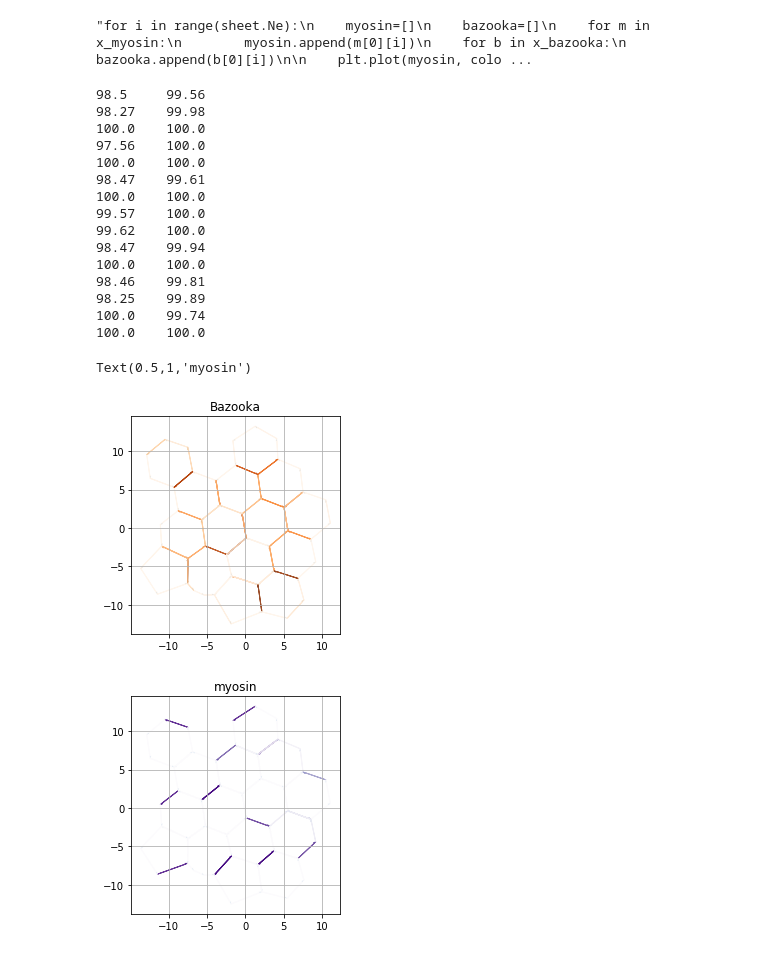
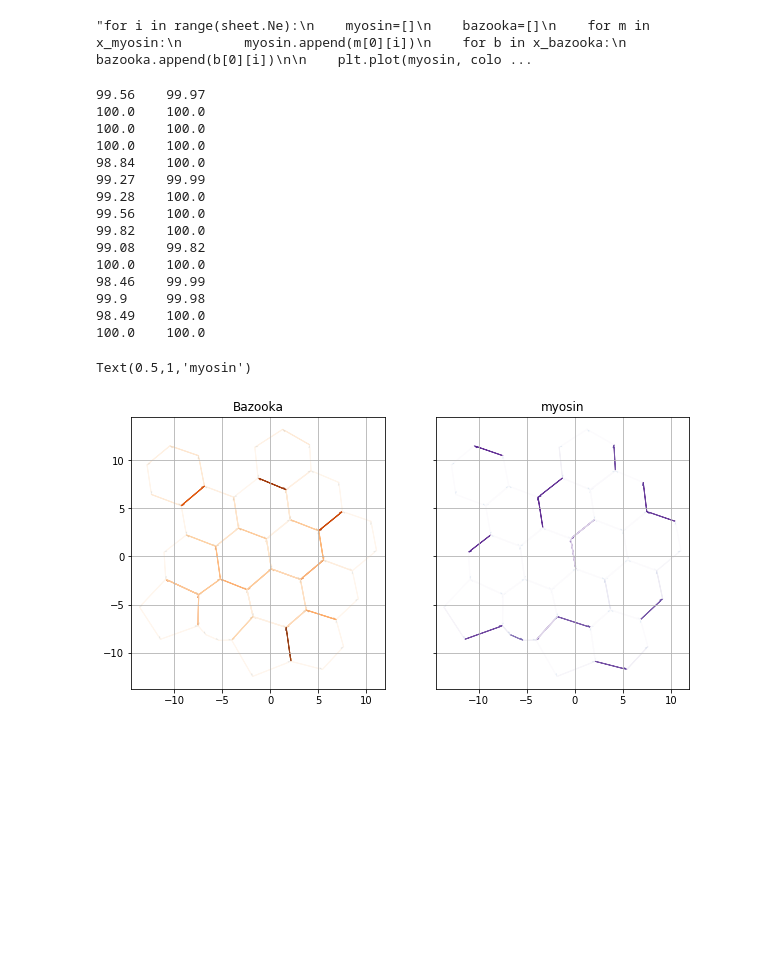
Before and after one commit to suzannelab/polarity, a Jupyter notebook: notebooks/Pola_2prot.ipynb, the cells around one changed output. Cells and saved outputs as stored; diff of their text form; code cells hidden in the pictures; blank space fills up the shorter version.

```diff
--- a/notebooks/Pola_2prot.ipynb
+++ b/notebooks/Pola_2prot.ipynb
@@ -542,8 +542,8 @@ sheet.get_opposite()
 sheet.face_df['myosin_max'] = 100
 sheet.face_df['bazooka_max'] = 100
 
-sheet.edge_df['myosin'] = np.random.uniform(0, 30, sheet.Ne)
-sheet.edge_df['bazooka'] = np.random.uniform(0, 30, sheet.Ne)
+sheet.edge_df['myosin'] = np.random.uniform(0, 10, sheet.Ne)
+sheet.edge_df['bazooka'] = np.random.uniform(0, 10, sheet.Ne)
 
 sheet_init = sheet.copy(deep_copy=True)
 # %%
@@ -566,6 +566,9 @@ qbazooka = 0.67
 #desorption
 amyosin = 0.15
 abazooka = 0.35
+#recrutement aleatoire?
+bmyosin = 0.1
+bbazooka = 0.1
 #inhibition
 k = 0.6
 #enrichissement edge oppose
@@ -584,7 +587,8 @@ def myosin_bazooka_interaction(sheet, dt):
 
         dm = (qmyosin*e.myosin*m_cyto
              - amyosin*e.myosin
-             - k*e.bazooka)*dt
+             - k*e.bazooka
+             + bmyosin * m_cyto)*dt
 
         # si dm est plus petit que la quantite de myosine presente sur la jonction
         #      => soustrait la quantite de myosine de la jonction
@@ -607,7 +611,8 @@ def myosin_bazooka_interaction(sheet, dt):
                   - sheet.edge_df.loc[sheet.edge_df.face == e.face].bazooka.sum())
 
         db = (qbazooka*e.bazooka*b_cyto
-            - abazooka*e.bazooka)
+            - abazooka*e.bazooka
+            + bbazooka*b_cyto)
 
         if e.opposite != -1:
             db += qob*sheet.edge_df.loc[e.opposite].bazooka
@@ -618,9 +623,6 @@ def myosin_bazooka_interaction(sheet, dt):
         elif db > b_cyto:
             if b_cyto > 0:
                 sheet.edge_df.loc[e.Index, 'bazooka'] += b_cyto
-            else:
-                sheet.edge_df.loc[e.Index, 'bazooka'] = e.bazooka
-
         else:
             sheet.edge_df.loc[e.Index, 'bazooka'] += db
 
@@ -663,35 +665,37 @@ step : 100
 # %%
 for i in range (sheet.Nf):
     print(round(sheet.edge_df.loc[sheet.edge_df.face == i].myosin.sum(),2),
           '\t',
           round(sheet.edge_df.loc[sheet.edge_df.face == i].bazooka.sum(),2))
+
 # Forme du tissu à la fin
+fig, (ax_bazooka, ax_myosin) = plt.subplots(1,2,sharey=True, sharex=True,figsize=(10,5))
+
 sheet3 = sheet.extract_bounding_box(y_boundary=[-100,100], x_boundary = [-200,200], z_boundary=[-400,400])
-fig, ax = sheet_view(sheet3, edge={'color':sheet3.edge_df.bazooka, 'width':1, 'colormap':'Oranges'},
-                     vert={'visible':False}, coords = ['x','y'])
-ax.set_title('Bazooka')
+fig, ax_bazooka = sheet_view(sheet3, edge={'color':sheet3.edge_df.bazooka, 'width':1, 'colormap':'Oranges'},
+                     vert={'visible':False}, coords = ['x','y'], ax=ax_bazooka)
+ax_bazooka.set_title('Bazooka')
 
-fig, ax = sheet_view(sheet3, edge={'color':sheet3.edge_df.myosin, 'width':1, 'colormap':'Purples'},
-                     vert={'visible':False}, coords = ['x','y'])
-ax.set_title('myosin')
+fig, ax_myosin = sheet_view(sheet3, edge={'color':sheet3.edge_df.myosin, 'width':1, 'colormap':'Purples'},
+                     vert={'visible':False}, coords = ['x','y'], ax=ax_myosin)
+ax_myosin.set_title('myosin')
 # %% [output]
-98.5     99.56
-98.27    99.98
+99.56    99.97
 100.0    100.0
-97.56    100.0
 100.0    100.0
-98.47    99.61
 100.0    100.0
-99.57    100.0
-99.62    100.0
-98.47    99.94
+98.84    100.0
+99.27    99.99
+99.28    100.0
+99.56    100.0
+99.82    100.0
+99.08    99.82
 100.0    100.0
-98.46    99.81
-98.25    99.89
-100.0    99.74
+98.46    99.99
+99.9     99.98
+98.49    100.0
 100.0    100.0
 Text(0.5,1,'myosin')
-[figure, old version]
+[figure, new version]
-[figure, removed]
 # %%
 # Forme du tissu au debut
```
Also changed, not shown: parts of 3 cells of this notebook, 2 other files.
